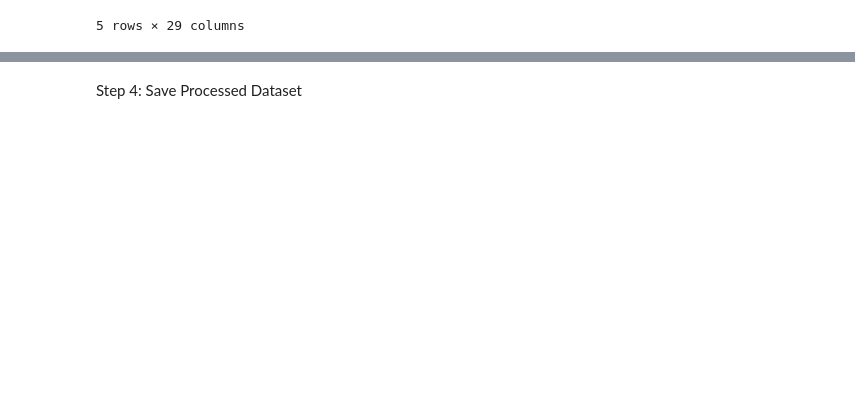
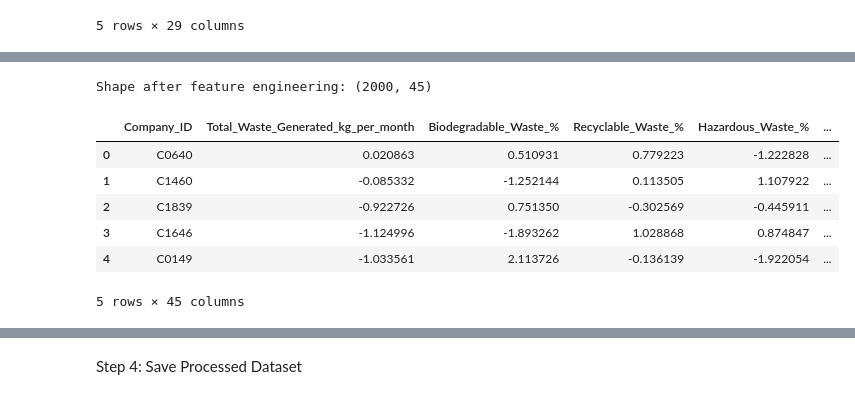
Before and after one commit to Shankar-CSE/Industrial-Waste-Compliance-Detector, a Jupyter notebook: datasetMaker/preprocessing.ipynb, the cells around one changed output, grey strips where cells are left out. Cells and saved outputs as stored; diff of their text form; code cells hidden in the pictures; blank space fills up the shorter version.

```diff
--- a/datasetMaker/preprocessing.ipynb
+++ b/datasetMaker/preprocessing.ipynb
@@ -114,0 +159,35 @@ dtype: int64
+# %%
+df['Total_Recyclable_Waste_%'] = df['Recyclable_Waste_%'] + df['Biodegradable_Waste_%']
+
+df['Pollution_Impact_Index'] = df[[
+    'Water_Pollution_Index',
+    'Soil_Pollution_Index',
+    'CO2_Emissions_tons_per_year',
+    'Methane_Emissions_tons_per_year'
+]].mean(axis=1)
+
+df['Training_and_Compliance_Score'] = df[
+    ['Employee_Training_in_Waste_Management', 'Hazardous_Waste_Treatment_Compliance', 'ISO_14001_Certified']
+].sum(axis=1)
+
+# Binning waste audit frequency
+df['Waste_Audit_Frequency_Category'] = pd.cut(
+    df['Frequency_of_Waste_Audit_per_year'],
+    bins=[-1, 2, 6, float('inf')],
+    labels=['Low', 'Medium', 'High']
+)
+
+# Optionally encode the new categorical column
+df['Waste_Audit_Frequency_Category'] = label.fit_transform(df['Waste_Audit_Frequency_Category'])
+
+print(f"\nShape after feature engineering: {df.shape}\n")
+display(df.head())
+# %% [output]
+Shape after feature engineering: (2000, 45)
+|  | Company_ID | Total_Waste_Generated_kg_per_month | Biodegradable_Waste_% | Recyclable_Waste_% | Hazardous_Waste_% | ... |
+| 0 | C0640 | 0.020863 | 0.510931 | 0.779223 | -1.222828 | ... |
+| 1 | C1460 | -0.085332 | -1.252144 | 0.113505 | 1.107922 | ... |
+| 2 | C1839 | -0.922726 | 0.751350 | -0.302569 | -0.445911 | ... |
+| 3 | C1646 | -1.124996 | -1.893262 | 1.028868 | 0.874847 | ... |
+| 4 | C0149 | -1.033561 | 2.113726 | -0.136139 | -1.922054 | ... |
+5 rows × 45 columns
```
Also changed, not shown: parts of 21 cells of this notebook.
